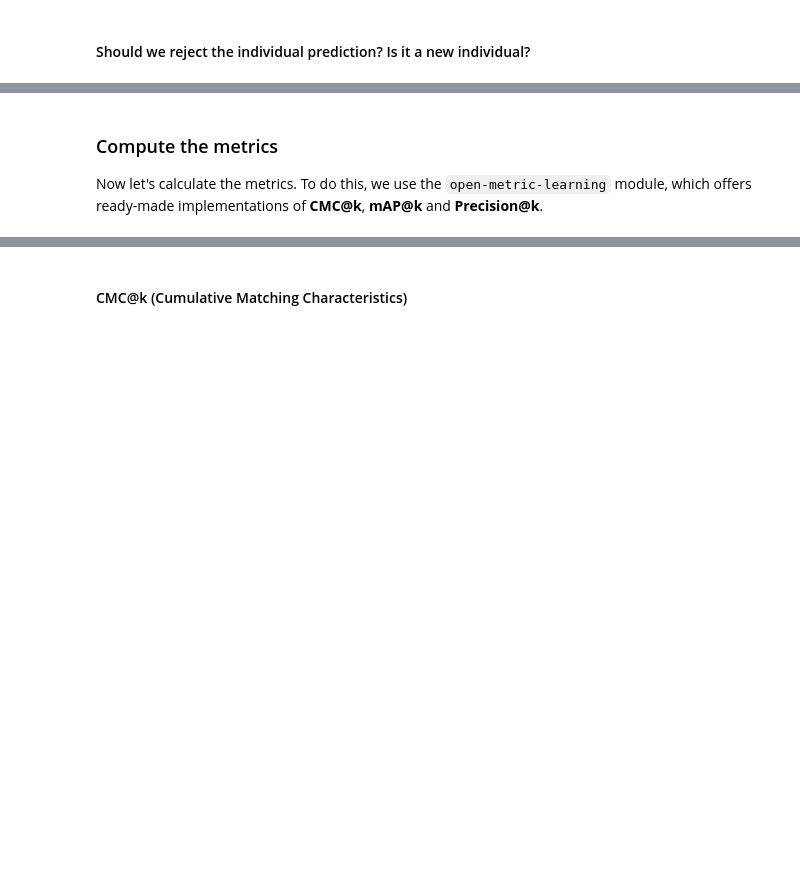
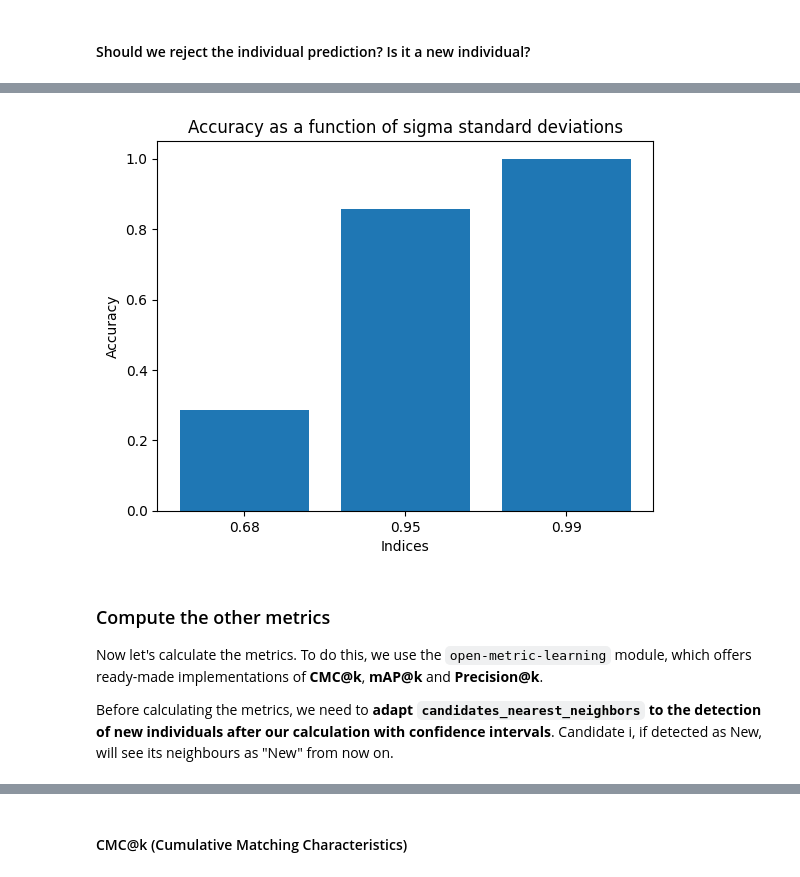
Before and after one commit to oliviergimenez/lynx-id, a Jupyter notebook: cluster.ipynb, the cells around one changed output, grey strips where cells are left out. Cells and saved outputs as stored; diff of their text form; code cells hidden in the pictures; blank space fills up the shorter version.

```diff
--- a/cluster.ipynb
+++ b/cluster.ipynb
@@ -194,0 +239,2 @@ True
+# %%
+confidence_levels = [0.68, 0.95, 0.99]
@@ -194,0 +249,36 @@ True
+# %%
+def check_new_individual(candidates_dots, candidates_predicted, candidates_id):
+    candidates_predicted_local = candidates_predicted.copy()
+    for index, (candidate_dot, candidate_predicted, candidate_id) in enumerate(zip(candidates_dots, candidates_predicted, candidates_id)):
+        confidence_intervals_for_candidate = confidence_intervals[lynx_str_to_int[candidate_predicted]]
+
+        in_confidence_interval = all(
+            interval[0] <= dot <= interval[1]
+            for dot, interval in zip(candidate_dot, confidence_intervals_for_candidate)
+        )
+
+        if in_confidence_interval:
+            print(f"The candidate {candidate_dot} corresponds to the individual {candidate_predicted}. The true label is: {candidate_id}.")
+        else:
+            print(f"The candidate {candidate_dot} is a new individual. The true label is: {candidate_id}.")
+            candidates_predicted_local[index] = "New"
+
+    return candidates_predicted_local
+# %%
+def compute_accuracy(candidates_predicted, candidates_refs):
+    correct_predictions = sum(p == r for p, r in zip(candidates_predicted, candidates_refs))
+
+    total_predictions = len(candidates_predicted)
+    accuracy = correct_predictions/total_predictions
+
+    return accuracy
+# %%
+accuracy_list = []
+
+for confidence in confidence_levels:
+    print("*"*100)
+    confidence_intervals = compute_confidence_intervals(confidence, cluster_means, cluster_variances)
+    candidates_predicted_check = check_new_individual(candidates_dots, candidates_predicted_1_knn, candidates_id)
+    accuracy = compute_accuracy(candidates_predicted_check, candidates_id)
+    print(f"Accuracy: {accuracy}")
+    accuracy_list.append(accuracy)
@@ -195,4 +303,14 @@ True
+# %%
+plt.bar([str(conf) for conf in confidence_levels], accuracy_list)
+plt.xlabel('Indices')
+plt.ylabel('Accuracy')
+plt.title('Accuracy as a function of sigma standard deviations')
+plt.show()
+# %% [output]
+[figure, added]
 # %% [markdown]
-### Compute the metrics
+### Compute the other metrics
 
 Now let's calculate the metrics. To do this, we use the `open-metric-learning` module, which offers ready-made implementations of **CMC@k**, **mAP@k** and **Precision@k**.
+
+Before calculating the metrics, we need to **adapt `candidates_nearest_neighbors` to the detection of new individuals after our calculation with confidence intervals**. Candidate i, if detected as New, will see its neighbours as "New" from now on.
```
Also changed, not shown: parts of 33 cells of this notebook.
